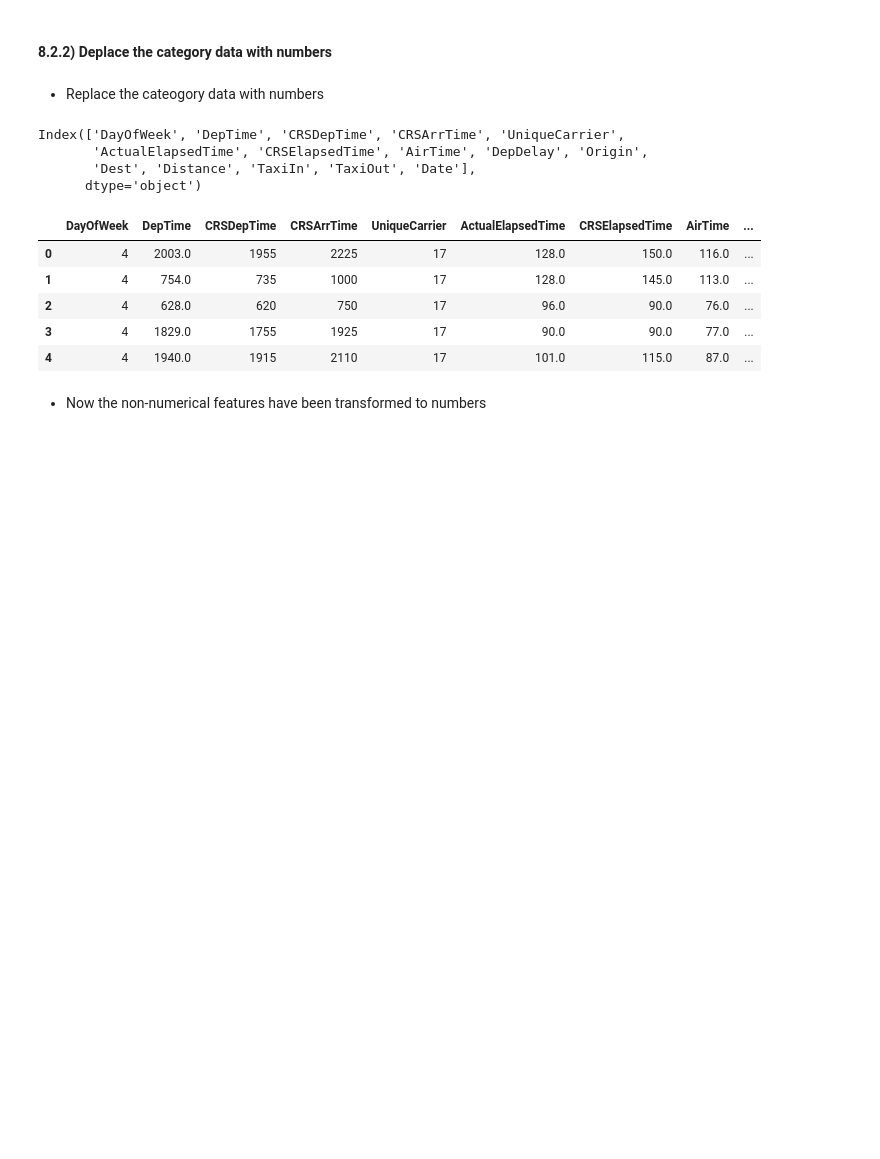
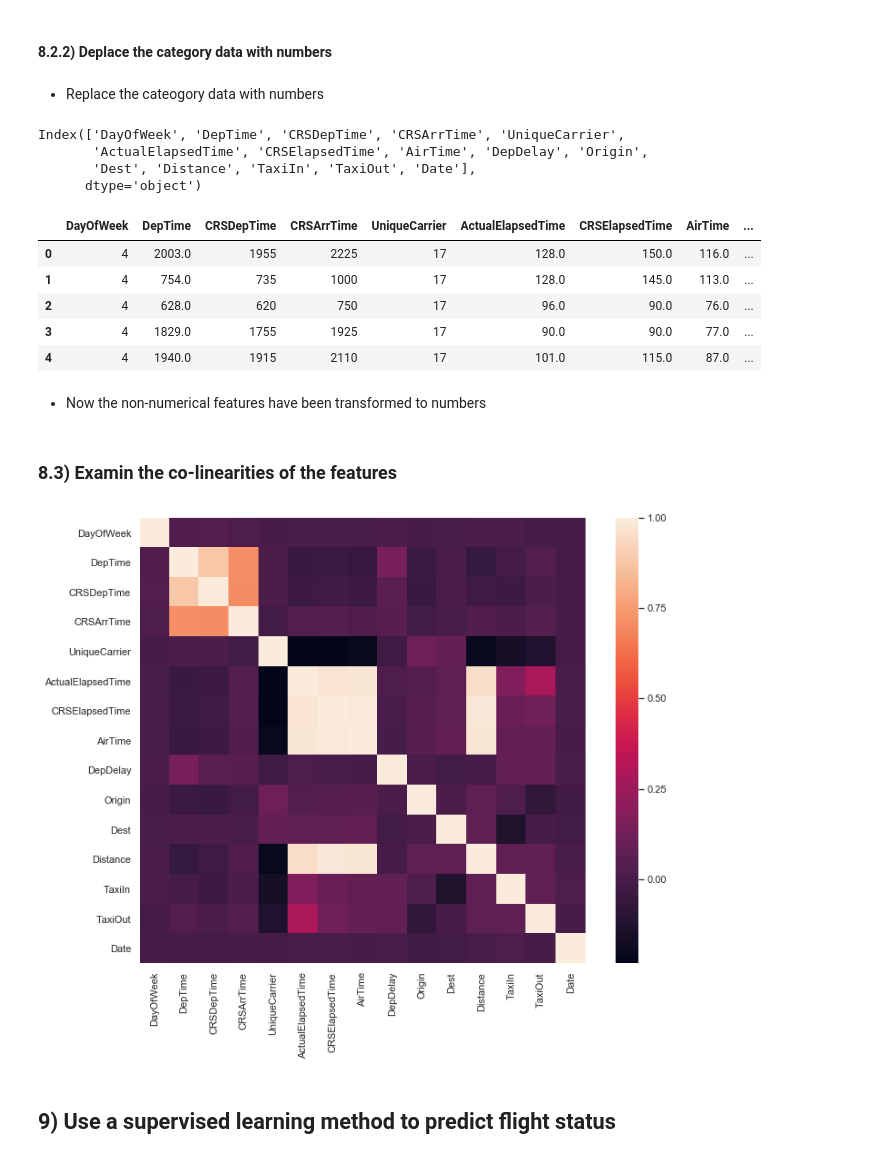
Before and after one commit to Wolfking2015/Final-Project-For-AML, a Jupyter notebook: final-project.ipynb, the cells around one changed output. Drawn from its saved outputs; the diff is of its cells as text; code cells hidden in the pictures; blank space fills up the shorter version.

```diff
--- a/final-project.ipynb
+++ b/final-project.ipynb
@@ -578,6 +578,7 @@ drop_features=['Unnamed: 0','Year','ArrDelay','RelativeArrDel','FlightNum' , 'Ta
 flight_features= flight_features.drop(drop_features, axis=1) # Delete all columns with the label
 flight_features['Date']=flight_features['Month']*100+flight_features['DayofMonth'] #Use a four digits number to represent date
 flight_features= flight_features.drop(['Month','DayofMonth'], axis=1) # the dayofmonth and month
+flight_features=flight_features.dropna()
 y=flight_features['FlightState'] #Define the y
 flight_features= flight_features.drop(['FlightState'], axis=1) # drop y
 flight_features.head()
@@ -776,3 +777,14 @@ flight_features.head()
 | 4 | 4 | 1940.0 | 1915 | 2110 | 17 | 101.0 | 115.0 | 87.0 | ... |
 # %% [markdown]
 * Now the non-numerical features have been transformed to numbers
+# %% [markdown]
+### 8.3) Examin the co-linearities of the features
+# %%
+corrmat = flight_features.corr()
+f, ax = plt.subplots(figsize=(12, 9))
+sns.heatmap(corrmat, vmax=1, square=True);
+plt.show()
+# %% [output]
+[figure, added]
+# %% [markdown]
+## **9) Use a supervised learning method to predict flight status**
```
Also changed, not shown: parts of 2 cells of this notebook.
